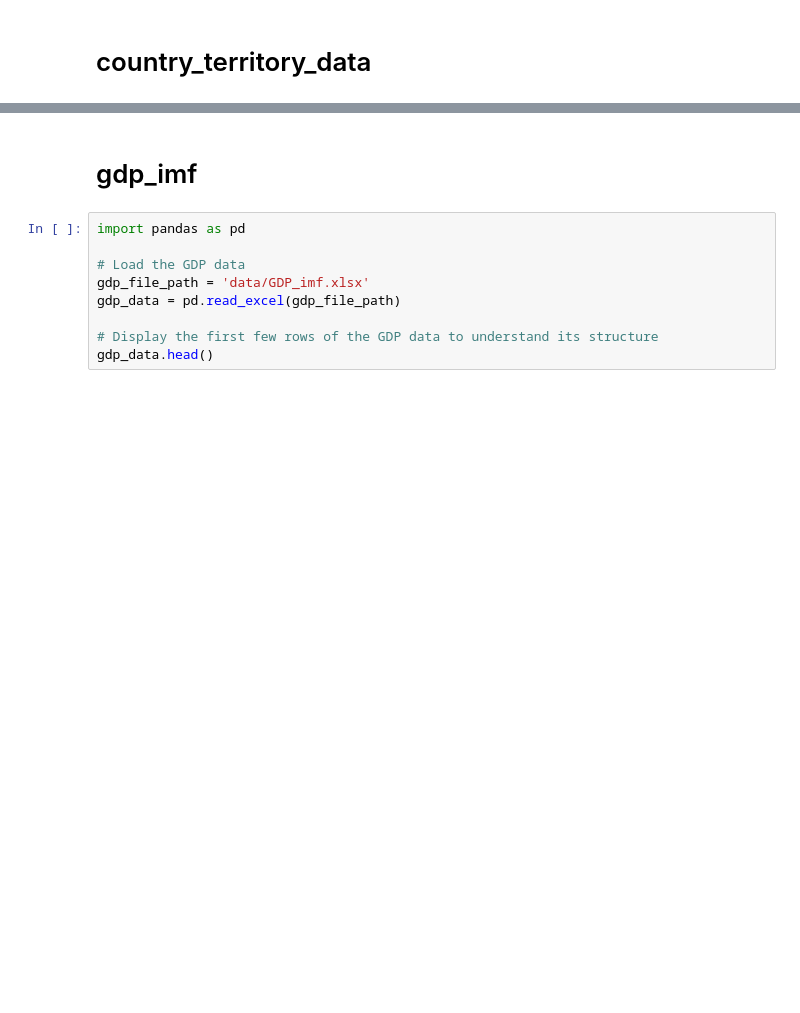
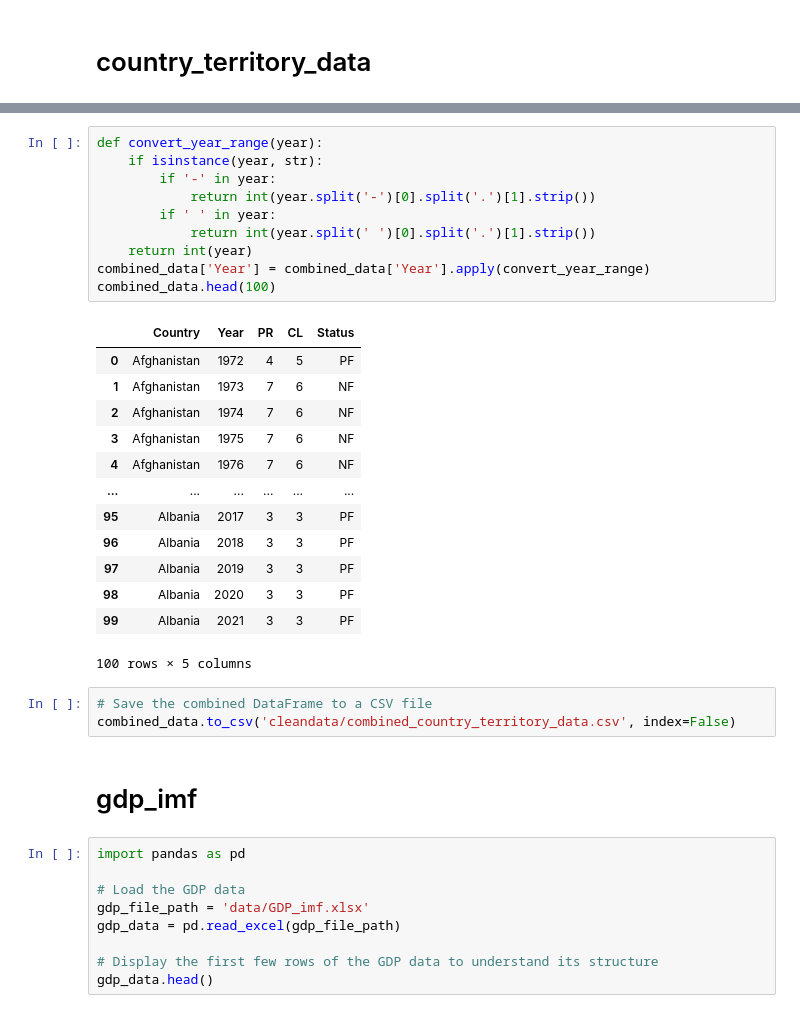
Before and after one commit to ahakobia/JHU_Colossus, a Jupyter notebook: health_data_adeh/cleaning_process/cleaning.ipynb, the cells around one changed output, grey strips where cells are left out. Drawn from its saved outputs; the diff is of its cells as text; blank space fills up the shorter version.

```diff
--- a/health_data_adeh/cleaning_process/cleaning.ipynb
+++ b/health_data_adeh/cleaning_process/cleaning.ipynb
@@ -51,3 +56,30 @@ combined_data.to_csv('cleandata/combined_country_territory_data.csv', index=Fals
+# %%
+def convert_year_range(year):
+    if isinstance(year, str):
+        if '-' in year:
+            return int(year.split('-')[0].split('.')[1].strip())
+        if ' ' in year:
+            return int(year.split(' ')[0].split('.')[1].strip())
+    return int(year)
+combined_data['Year'] = combined_data['Year'].apply(convert_year_range)
+combined_data.head(100)
+# %% [output]
+|  | Country | Year | PR | CL | Status |
+| 0 | Afghanistan | 1972 | 4 | 5 | PF |
+| 1 | Afghanistan | 1973 | 7 | 6 | NF |
+| 2 | Afghanistan | 1974 | 7 | 6 | NF |
+| 3 | Afghanistan | 1975 | 7 | 6 | NF |
+| 4 | Afghanistan | 1976 | 7 | 6 | NF |
+| ... | ... | ... | ... | ... | ... |
+| 95 | Albania | 2017 | 3 | 3 | PF |
+| 96 | Albania | 2018 | 3 | 3 | PF |
+| 97 | Albania | 2019 | 3 | 3 | PF |
+| 98 | Albania | 2020 | 3 | 3 | PF |
+| 99 | Albania | 2021 | 3 | 3 | PF |
+100 rows × 5 columns
+# %%
+# Save the combined DataFrame to a CSV file
+combined_data.to_csv('cleandata/combined_country_territory_data.csv', index=False)
 # %% [markdown]
 # gdp_imf
 # %%
```
Also changed, not shown: parts of 4 cells of this notebook, 7 other files.
